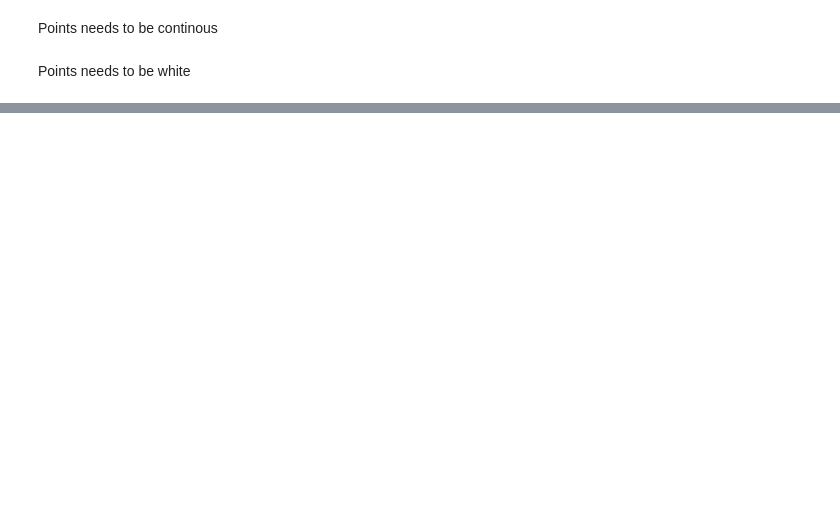
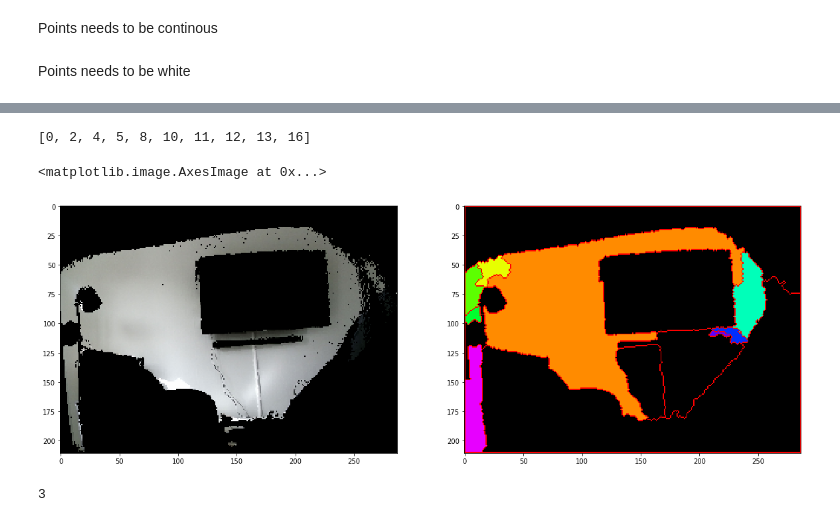
Before and after one commit to ClausHolmgaard/Playground, a Jupyter notebook: ImageProcessing/RANSAC/RansacOnPointcloud_2.ipynb, the cells around one changed output, grey strips where cells are left out. Saved outputs shown, nothing was run; the diff lists cells and outputs as text; code cells hidden in the pictures; blank space fills up the shorter version.

```diff
--- a/ImageProcessing/RANSAC/RansacOnPointcloud_2.ipynb
+++ b/ImageProcessing/RANSAC/RansacOnPointcloud_2.ipynb
@@ -204,0 +323,12 @@ Points needs to be white
+# %%
+im_hsv = cv2.cvtColor(im, cv2.COLOR_RGB2HSV)
+# %%
+good_vals = []
+for u in unique:
+    mean_h = np.mean(im_hsv[:,:,0][ws_res==u])
+    mean_s = np.mean(im_hsv[:,:,1][ws_res==u])
+    mean_v = np.mean(im_hsv[:,:,2][ws_res==u])
+    print("For val {}  --  mean h: {}, mean s: {}, mean v: {}".format(u, mean_h, mean_s, mean_v))
+
+    if mean_h > 20 and mean_h < 70:
+        good_vals.append(u)
@@ -204,0 +353,29 @@ Points needs to be white
+# %%
+print(good_vals)
+# %% [output]
+[0, 2, 4, 5, 8, 10, 11, 12, 13, 16]
+# %%
+# https://www.quora.com/How-do-I-generate-n-visually-distinct-RGB-colours-in-Python
+import colorsys
+
+def HSVToRGB(h, s, v):
+    (r, g, b) = colorsys.hsv_to_rgb(h, s, v)
+    return (int(255*r), int(255*g), int(255*b))
+
+def getDistinctColors(n):
+    huePartition = 1.0 / (n + 1)
+    return (HSVToRGB(huePartition * value, 1.0, 1.0) for value in range(0, n))
+# %%
+f, subs = plt.subplots(1, 2, figsize=(20, 10))
+
+ws_res_color = np.zeros((ws_res.shape[0], ws_res.shape[1], 3), dtype=np.uint8)
+colors = getDistinctColors(len(good_vals))
+
+for g in good_vals:
+    ws_res_color[ws_res==g] = next(colors)
+
+subs[0].imshow(im)
+subs[1].imshow(ws_res_color)
+# %% [output]
+<matplotlib.image.AxesImage at 0x...>
+[figure, added]
@@ -204,0 +384,6 @@ Points needs to be white
+# %%
+val = unique[3]
+print(val)
+ws_res_color[ws_res==val] = (0, 0, 255)
+# %% [output]
+3
```
Also changed, not shown: parts of 21 cells of this notebook, 5 other files.
